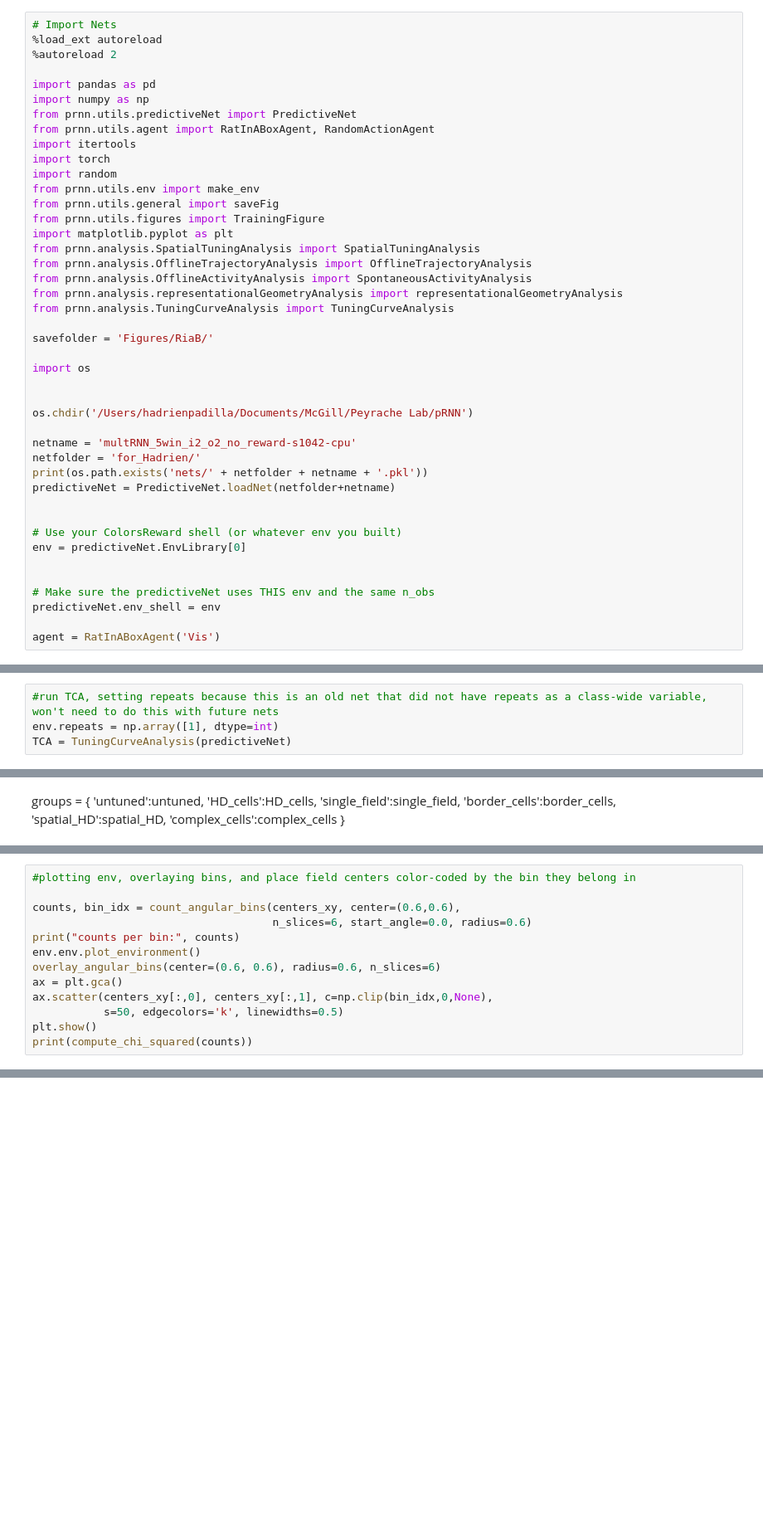
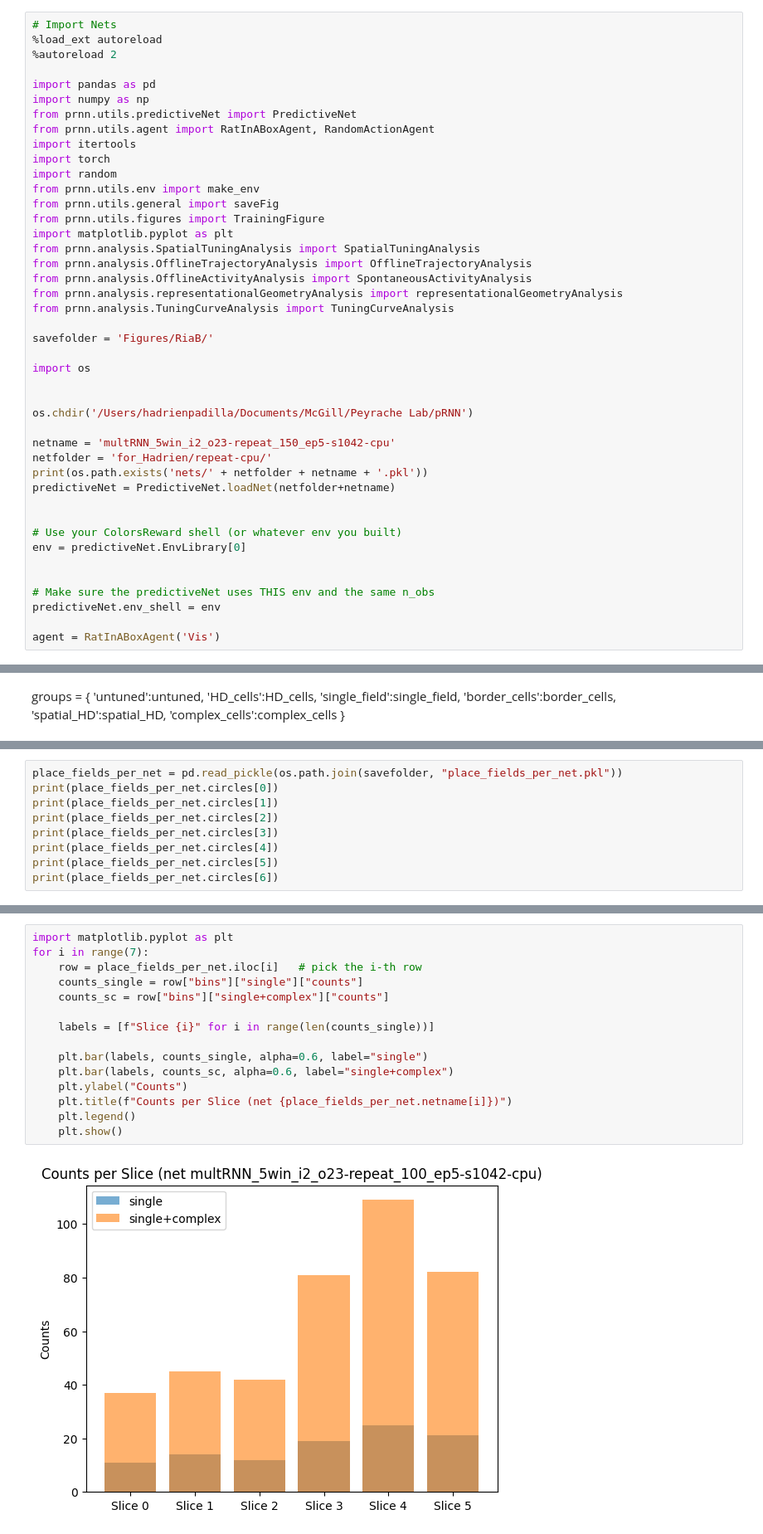
Before and after one commit to LevensteinLab/pRNN, a Jupyter notebook: analysis_pipeline.ipynb, the cells around one changed output, grey strips where cells are left out. Shown at 83% size. Drawn from its saved outputs; the diff is of its cells as text; blank space fills up the shorter version.

Commit message:
analysis

```diff
--- a/analysis_pipeline.ipynb
+++ b/analysis_pipeline.ipynb
@@ -40,8 +40,8 @@ import os
 
 os.chdir('/Users/hadrienpadilla/Documents/McGill/Peyrache Lab/pRNN')
 
-netname = 'multRNN_5win_i2_o2_no_reward-s1042-cpu'
-netfolder = 'for_Hadrien/'
+netname = 'multRNN_5win_i2_o23-repeat_150_ep5-s1042-cpu'
+netfolder = 'for_Hadrien/repeat-cpu/'
 print(os.path.exists('nets/' + netfolder + netname + '.pkl'))
 predictiveNet = PredictiveNet.loadNet(netfolder+netname)
 
@@ -75,4 +60,0 @@ def overlay_angular_bins(center=(0.6, 0.6), radius=0.6, n_slices=6, **line_kwarg
-# %%
-#run TCA, setting repeats because this is an old net that did not have repeats as a class-wide variable, won't need to do this with future nets
-env.repeats = np.array([1], dtype=int)
-TCA = TuningCurveAnalysis(predictiveNet)
@@ -148,13 +134,0 @@ def compute_chi_squared(counts):
-# %%
-#plotting env, overlaying bins, and place field centers color-coded by the bin they belong in
-
-counts, bin_idx = count_angular_bins(centers_xy, center=(0.6,0.6),
-                                     n_slices=6, start_angle=0.0, radius=0.6)
-print("counts per bin:", counts)
-env.env.plot_environment()
-overlay_angular_bins(center=(0.6, 0.6), radius=0.6, n_slices=6)
-ax = plt.gca()
-ax.scatter(centers_xy[:,0], centers_xy[:,1], c=np.clip(bin_idx,0,None),
-           s=50, edgecolors='k', linewidths=0.5)
-plt.show()
-print(compute_chi_squared(counts))
@@ -174,0 +262,9 @@ TCA.cellClassificationFigure()
+# %%
+place_fields_per_net = pd.read_pickle(os.path.join(savefolder, "place_fields_per_net.pkl"))
+print(place_fields_per_net.circles[0])
+print(place_fields_per_net.circles[1])
+print(place_fields_per_net.circles[2])
+print(place_fields_per_net.circles[3])
+print(place_fields_per_net.circles[4])
+print(place_fields_per_net.circles[5])
+print(place_fields_per_net.circles[6])
@@ -174,0 +281,17 @@ TCA.cellClassificationFigure()
+# %%
+import matplotlib.pyplot as plt
+for i in range(7):
+    row = place_fields_per_net.iloc[i]   # pick the i-th row
+    counts_single = row["bins"]["single"]["counts"]
+    counts_sc = row["bins"]["single+complex"]["counts"]
+
+    labels = [f"Slice {i}" for i in range(len(counts_single))]
+
+    plt.bar(labels, counts_single, alpha=0.6, label="single")
+    plt.bar(labels, counts_sc, alpha=0.6, label="single+complex")
+    plt.ylabel("Counts")
+    plt.title(f"Counts per Slice (net {place_fields_per_net.netname[i]})")
+    plt.legend()
+    plt.show()
+# %% [output]
+[figure, added]
```
Also changed, not shown: parts of 18 cells of this notebook, 1 other file.
